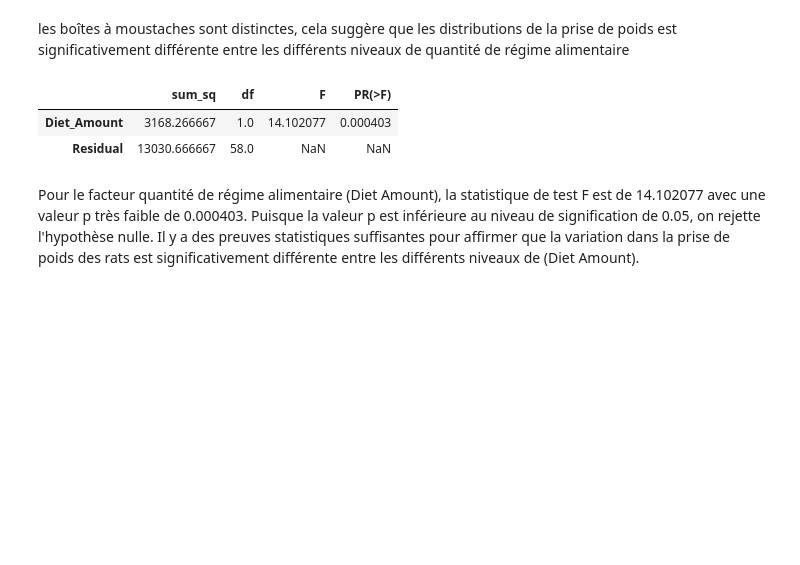
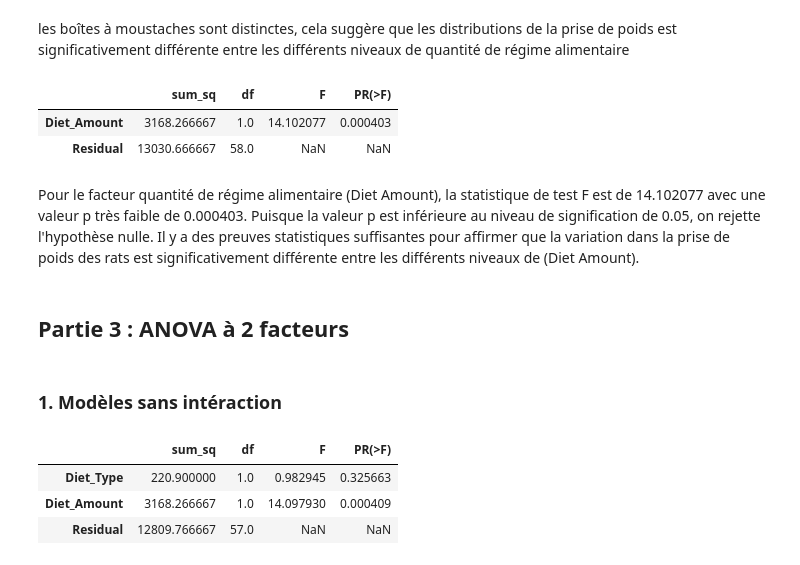
Before and after one commit to imad-oi/anova, a Jupyter notebook: index.ipynb, the cells around one changed output. Cells and saved outputs as stored; diff of their text form; code cells hidden in the pictures; blank space fills up the shorter version.

```diff
--- a/index.ipynb
+++ b/index.ipynb
@@ -195,3 +195,15 @@ sm.stats.anova_lm(anova_variete, typ=2)
 Pour le facteur quantité de régime alimentaire (Diet Amount), la statistique de test F est de 14.102077 avec une valeur p très faible de 0.000403.
 Puisque la valeur p est inférieure au niveau de signification de 0.05, on rejette l'hypothèse nulle.
 Il y a des preuves statistiques suffisantes pour affirmer que la variation dans la prise de poids des rats est significativement différente entre les différents niveaux de (Diet Amount).
+# %% [markdown]
+## Partie 3 : ANOVA à 2 facteurs
+# %% [markdown]
+### 1. Modèles sans intéraction
+# %%
+anova1_sans_inter = smf.ols('Weight_Gain~Diet_Type+Diet_Amount', data=dataset).fit() # modèle anova sans interaction entre les facteurs
+sm.stats.anova_lm(anova1_sans_inter, typ=2)
+# %% [output]
+|  | sum_sq | df | F | PR(>F) |
+| Diet_Type | 220.900000 | 1.0 | 0.982945 | 0.325663 |
+| Diet_Amount | 3168.266667 | 1.0 | 14.097930 | 0.000409 |
+| Residual | 12809.766667 | 57.0 | NaN | NaN |
```
Also changed, not shown: parts of 6 cells of this notebook.
